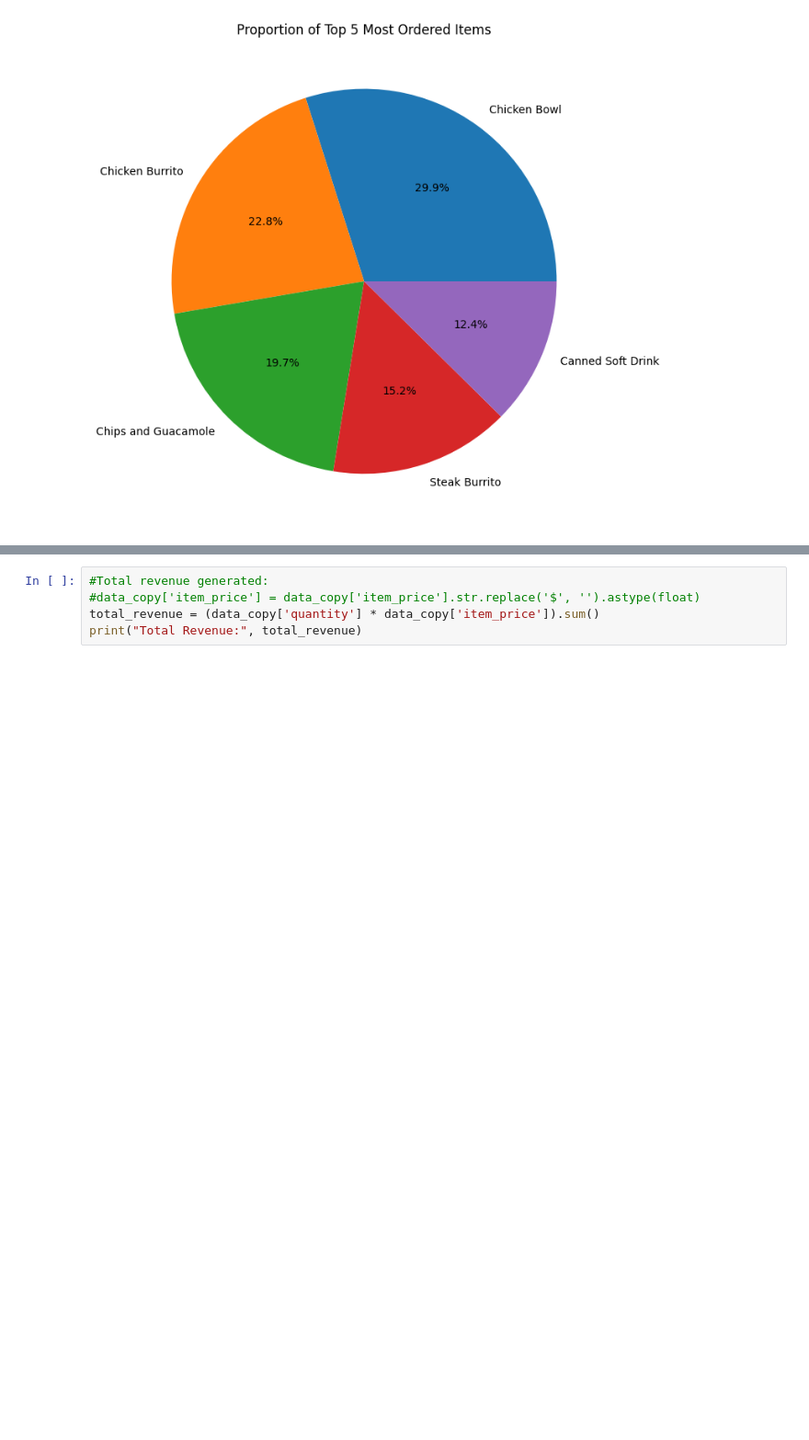
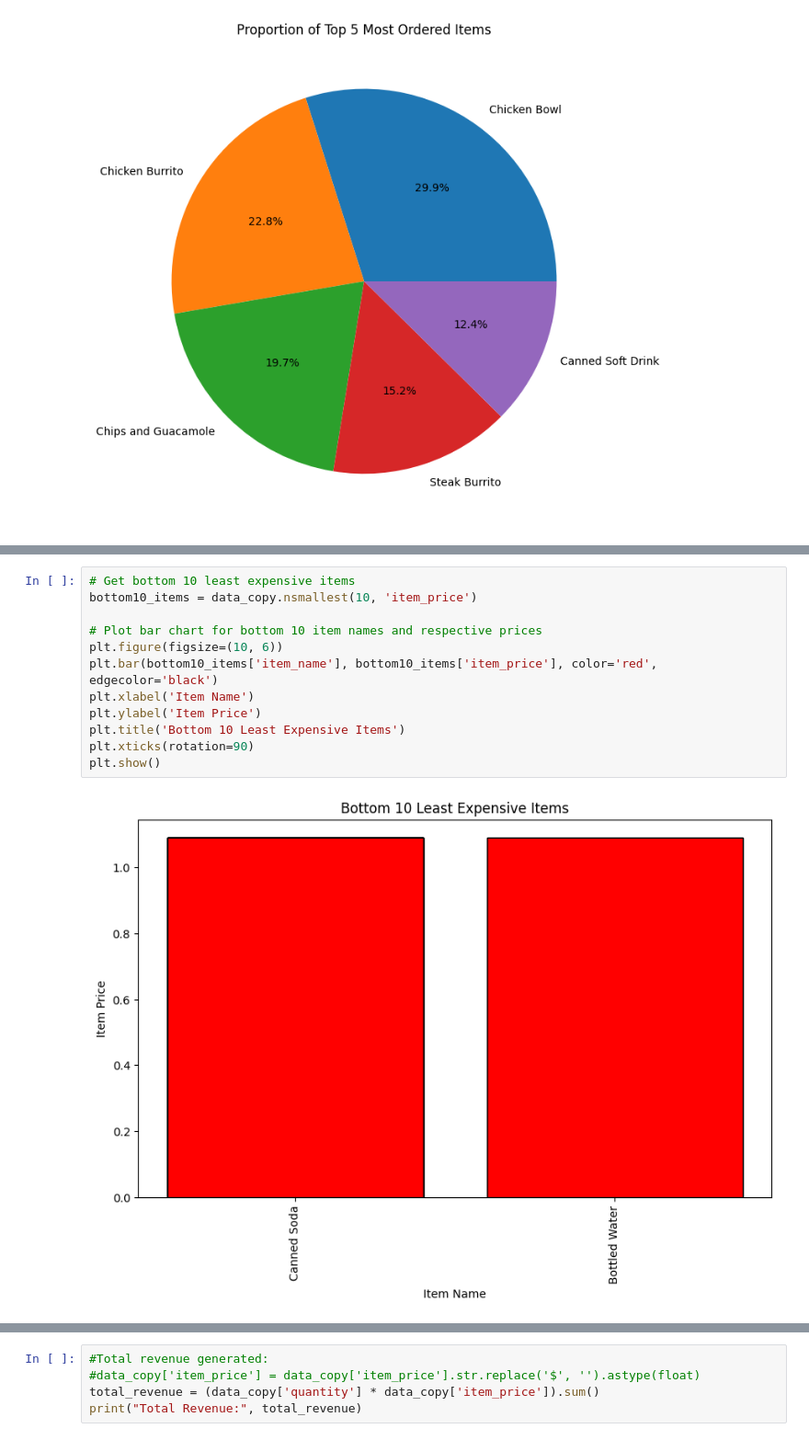
Before and after one commit to Piyushvishnoi/Python_Pandas_Project, a Jupyter notebook: Final_project_panda.ipynb, the cells around one changed output, grey strips where cells are left out. Shown: that part at 92% size. Drawn from its saved outputs; the diff is of its cells as text; blank space fills up the shorter version.

```diff
--- a/Final_project_panda.ipynb
+++ b/Final_project_panda.ipynb
@@ -375,0 +423,14 @@ plt.show()
+# %%
+# Get bottom 10 least expensive items
+bottom10_items = data_copy.nsmallest(10, 'item_price')
+
+# Plot bar chart for bottom 10 item names and respective prices
+plt.figure(figsize=(10, 6))
+plt.bar(bottom10_items['item_name'], bottom10_items['item_price'], color='red', edgecolor='black')
+plt.xlabel('Item Name')
+plt.ylabel('Item Price')
+plt.title('Bottom 10 Least Expensive Items')
+plt.xticks(rotation=90)
+plt.show()
+# %% [output]
+[figure, added]
```
Also changed, not shown: parts of 6 cells of this notebook.
